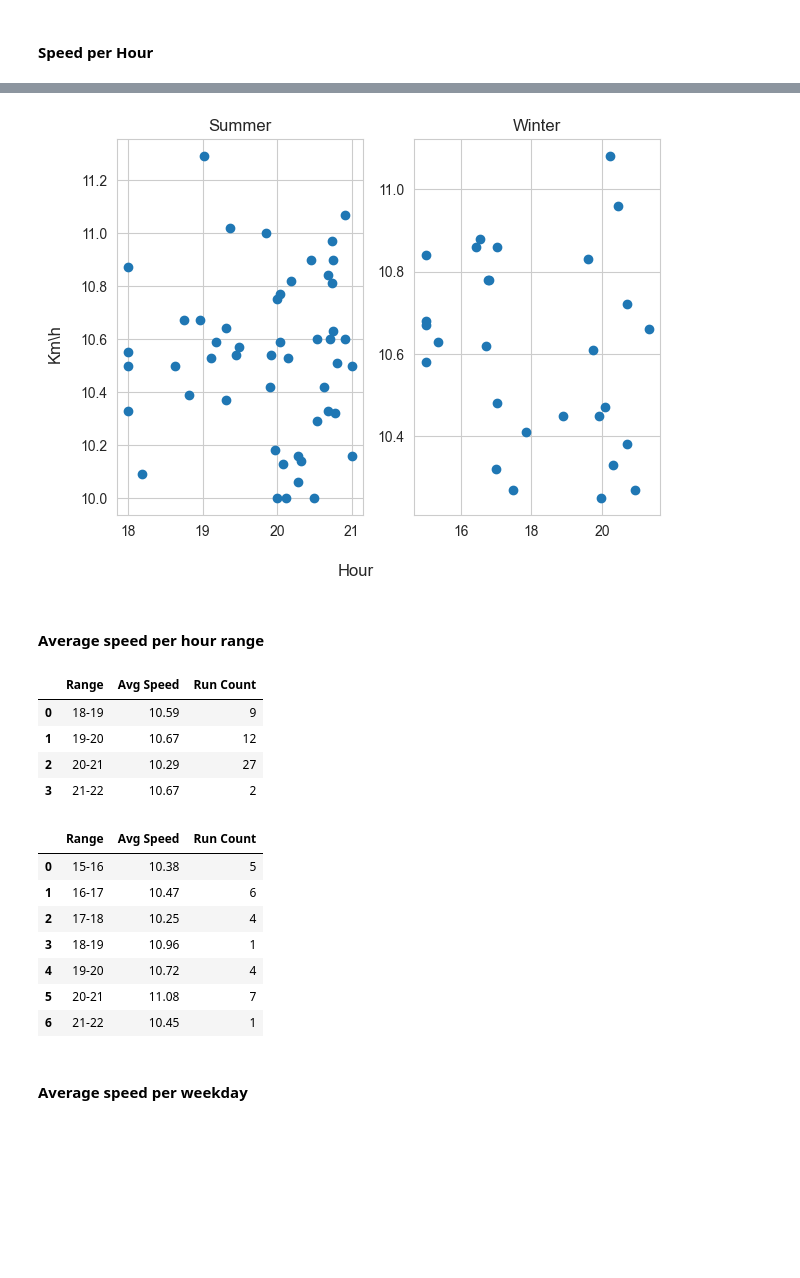
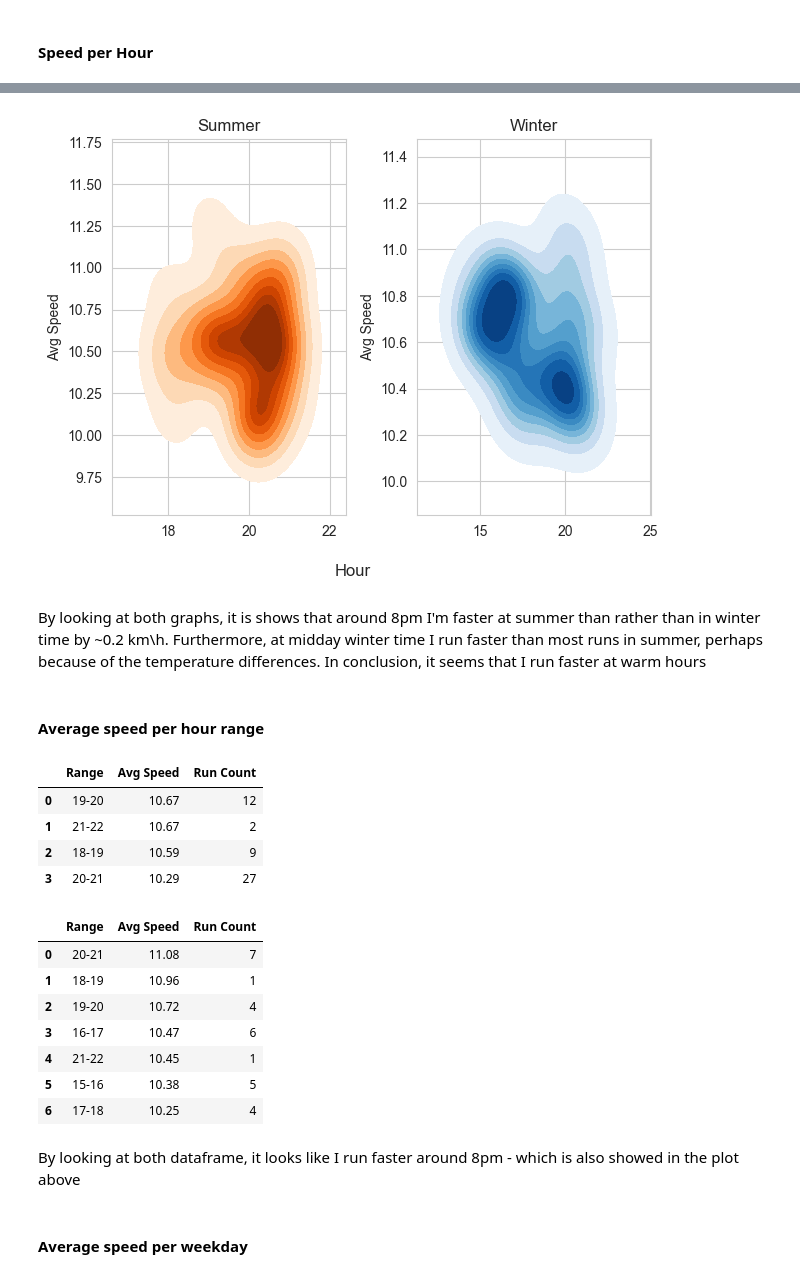
Before and after one commit to yonatan1golan/Running-Analysis, a Jupyter notebook: running_analysis.ipynb, the cells around one changed output, grey strips where cells are left out. Drawn from its saved outputs; the diff is of its cells as text; code cells hidden in the pictures; blank space fills up the shorter version.

```diff
--- a/running_analysis.ipynb
+++ b/running_analysis.ipynb
@@ -224,22 +226,22 @@ Winter median is 17:42:00
 # %% [markdown]
 #### Speed per Hour
 # %%
-def scatter_speed_by_hour_season(df1: pd.DataFrame, df2:pd.DataFrame) -> plt.subplot:
+def kde_speed_by_hour_season(df1: pd.DataFrame, df2:pd.DataFrame) -> plt.subplot:
     """
     param df1: dataframe of runs for one season
     param df2: dataframe of runs for second season
     return: subplots of scatter avg. speed by hour for both dfs
     """
-    fig, (ax1, ax2) = plt.subplots(1,2)
+    fig, axs = plt.subplots(1, 2)
     fig.supxlabel("Hour")
-    fig.supylabel("Km\h")
 
     # Summer
-    ax1.set_title(df1["Season"][0])
-    ax1.scatter(data=df1, x = [hour_as_float(t) for t in df1["Time"]], y = "Avg Speed")
+    axs[0].set_title(df1["Season"][0])
+    sns.kdeplot(x = [hour_as_float(t) for t in df1["Time"]], y = df1["Avg Speed"], fill = True, ax=axs[0], cmap="Oranges")
 
     # Winter
-    ax2.set_title(df2["Season"][0])
-    ax2.scatter(data=df2, x = [hour_as_float(t) for t in df2["Time"]], y = "Avg Speed")
+    axs[1].set_title(df2["Season"][0])
+    sns.kdeplot(x = [hour_as_float(t) for t in df2["Time"]], y = df2["Avg Speed"], fill = True, ax=axs[1], cmap="Blues")
+
     return fig.tight_layout()
 # %%
@@ -251,16 +253,20 @@ plt.show()
 # %%
 # data normalization
 winter_runs.loc[winter_runs["Time"] < dt.time(hour=15), "Time"] = dt.time(hour=15)
 winter_runs.loc[winter_runs["Avg Speed"] < 10.25, "Avg Speed"] = 10.25
 summer_runs.loc[summer_runs["Time"] > dt.time(hour=21), "Time"] = dt.time(hour=21)
 summer_runs.loc[summer_runs["Avg Speed"] < 10, "Avg Speed"] = 10
-boxplot_seasons = scatter_speed_by_hour_season(summer_runs, winter_runs)
+plot_seasons = kde_speed_by_hour_season(summer_runs, winter_runs)
 plt.show()
 
 # updating the five km df with the changes
 update_five_km_df()
 # %% [output]
-[figure, old version]
+[figure, new version]
+# %% [markdown]
+By looking at both graphs, it is shows that around 8pm I'm faster at summer than rather than in winter time by ~0.2 km\h.
+Furthermore, at midday winter time I run faster than most runs in summer, perhaps because of the temperature differences.
+In conclusion, it seems that I run faster at warm hours
 # %% [markdown]
 #### Average speed per hour range
 # %%
@@ -283,25 +289,27 @@ def avg_speed_per_hour_range(df: pd.DataFrame) -> pd.DataFrame:
     return result
 # %%
 # Summer avg. speed data
-avg_speed_per_hour_range(summer_runs)
+avg_speed_per_hour_range(summer_runs).sort_values(by="Avg Speed", ascending=False, ignore_index=True)
 # %% [output]
 |  | Range | Avg Speed | Run Count |
-| 0 | 18-19 | 10.59 | 9 |
-| 1 | 19-20 | 10.67 | 12 |
-| 2 | 20-21 | 10.29 | 27 |
-| 3 | 21-22 | 10.67 | 2 |
+| 0 | 19-20 | 10.67 | 12 |
+| 1 | 21-22 | 10.67 | 2 |
+| 2 | 18-19 | 10.59 | 9 |
+| 3 | 20-21 | 10.29 | 27 |
 # %%
 # Winter avg. speed data
-avg_speed_per_hour_range(winter_runs)
+avg_speed_per_hour_range(winter_runs).sort_values(by="Avg Speed", ascending=False, ignore_index=True)
 # %% [output]
 |  | Range | Avg Speed | Run Count |
-| 0 | 15-16 | 10.38 | 5 |
-| 1 | 16-17 | 10.47 | 6 |
-| 2 | 17-18 | 10.25 | 4 |
-| 3 | 18-19 | 10.96 | 1 |
-| 4 | 19-20 | 10.72 | 4 |
-| 5 | 20-21 | 11.08 | 7 |
-| 6 | 21-22 | 10.45 | 1 |
+| 0 | 20-21 | 11.08 | 7 |
+| 1 | 18-19 | 10.96 | 1 |
+| 2 | 19-20 | 10.72 | 4 |
+| 3 | 16-17 | 10.47 | 6 |
+| 4 | 21-22 | 10.45 | 1 |
+| 5 | 15-16 | 10.38 | 5 |
+| 6 | 17-18 | 10.25 | 4 |
+# %% [markdown]
+By looking at both dataframe, it looks like I run faster around 8pm - which is also showed in the plot above
 # %% [markdown]
 #### Average speed per weekday
 # %%
```
Also changed, not shown: parts of 11 cells of this notebook.
